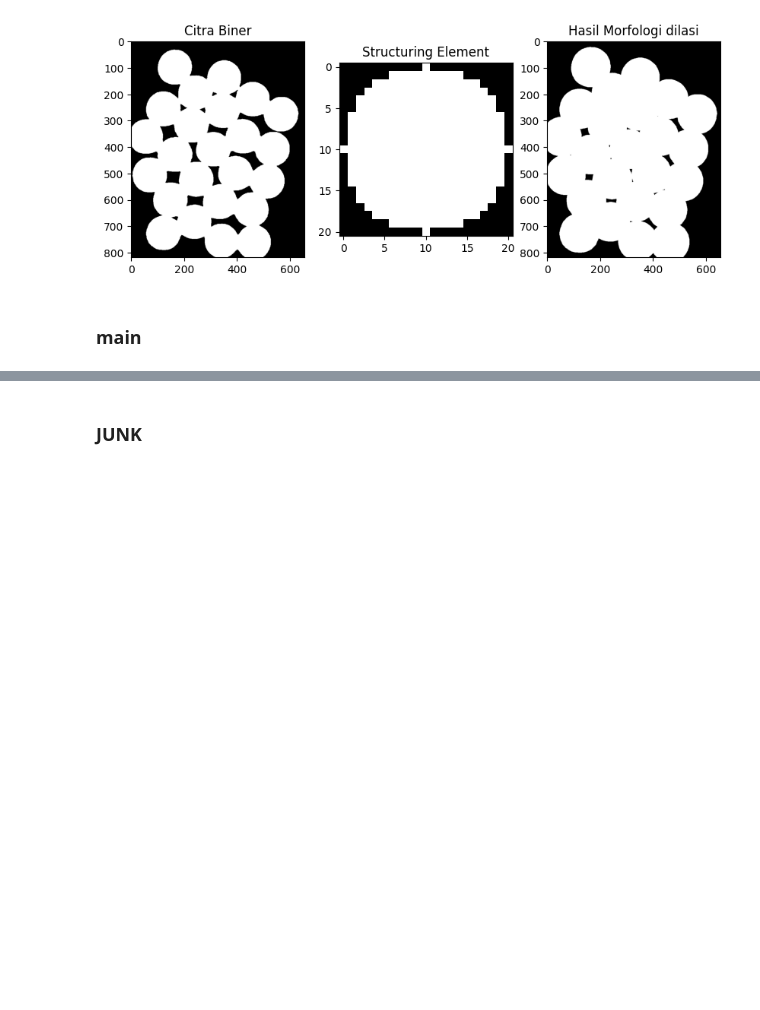
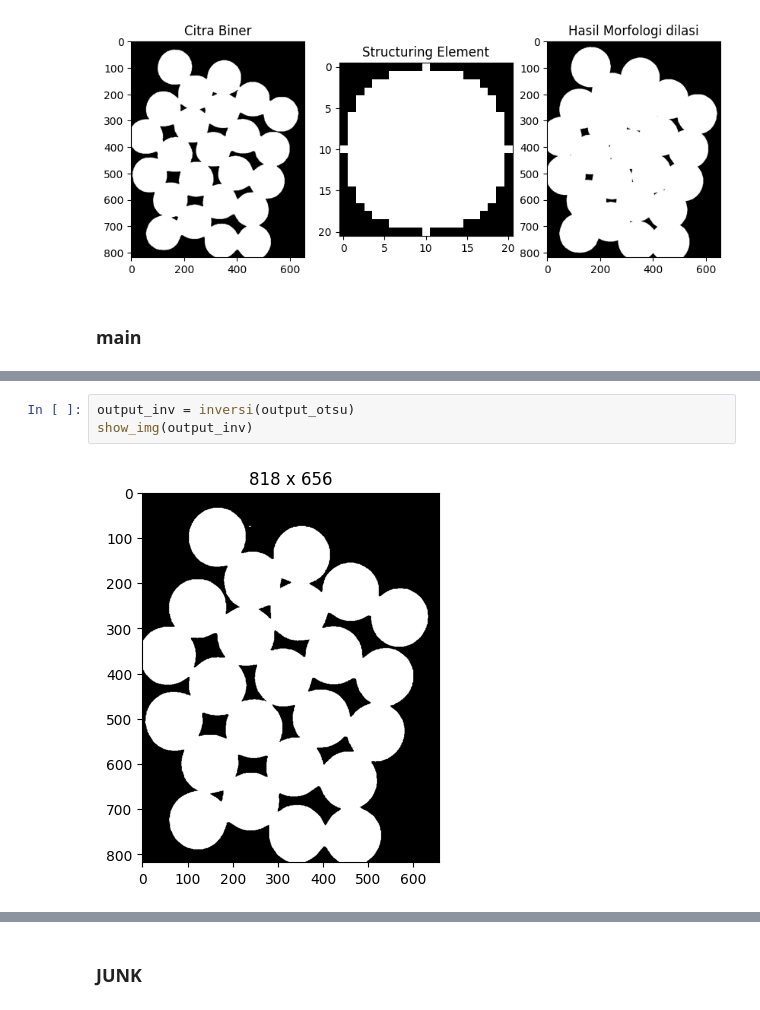
Before and after one commit to sapto-nugroho/PCD, a Jupyter notebook: PCD_Assignment03/PCD_Assignment03.ipynb, the cells around one changed output, grey strips where cells are left out. Saved outputs shown, nothing was run; the diff lists cells and outputs as text; blank space fills up the shorter version.

```diff
--- a/PCD_Assignment03/PCD_Assignment03.ipynb
+++ b/PCD_Assignment03/PCD_Assignment03.ipynb
@@ -479,0 +530,5 @@ Fungsi untuk proses segmentasi dan morfologi
+# %%
+output_inv = inversi(output_otsu)
+show_img(output_inv)
+# %% [output]
+[figure, added]
```
Also changed, not shown: parts of 29 cells of this notebook.
